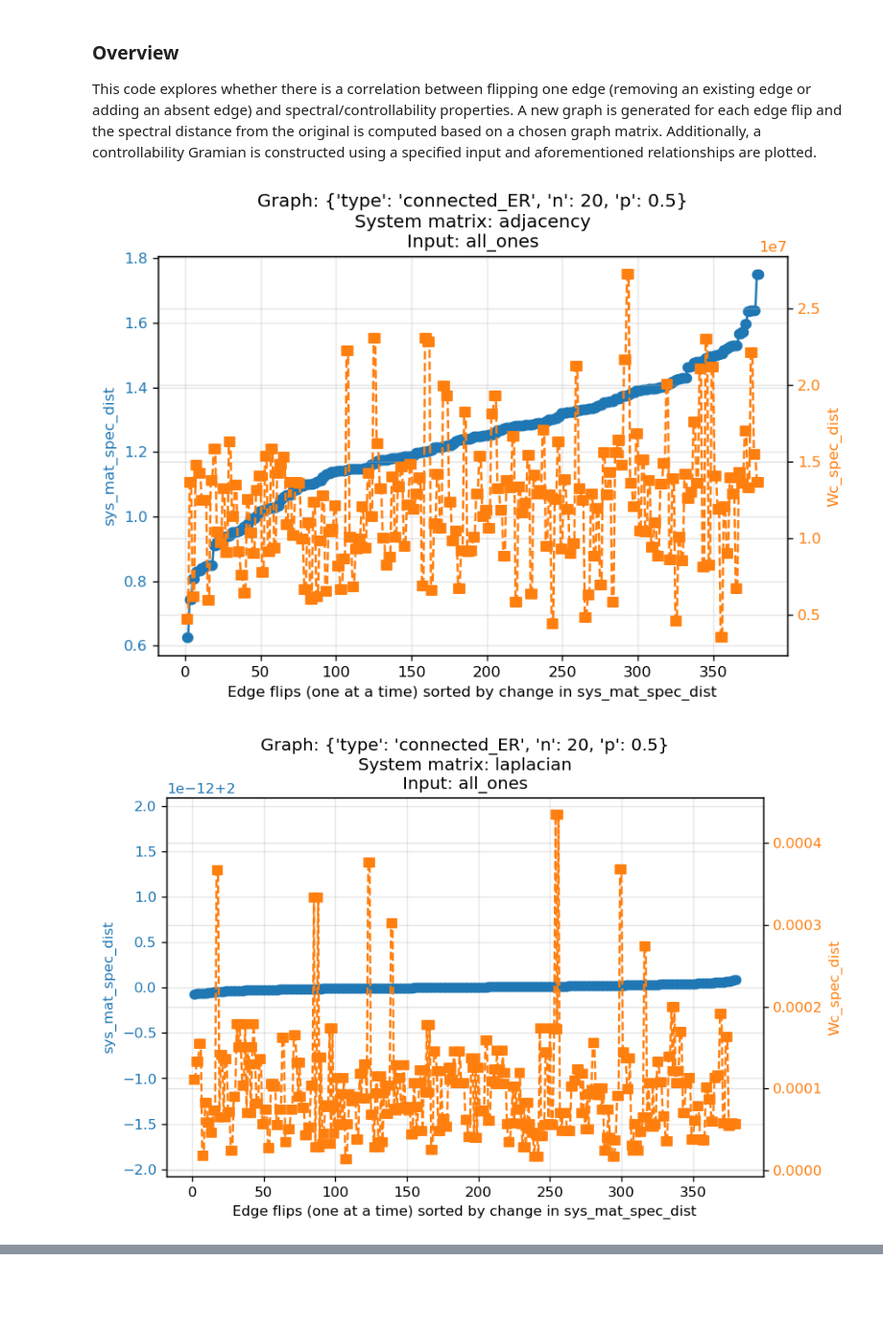
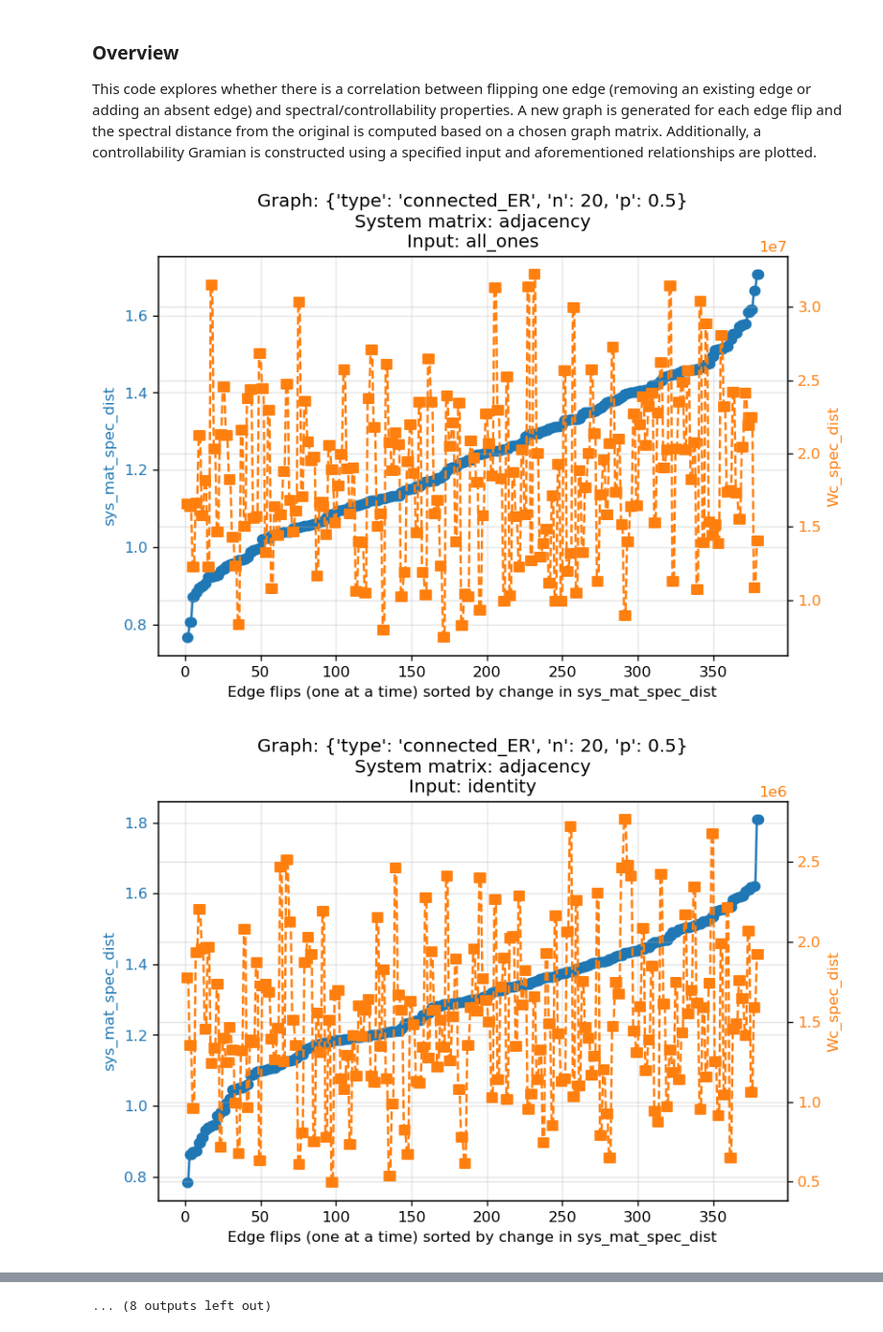
Before and after one commit to cirens-utd/distinguish-control-graphs, a Jupyter notebook: single_graph_edge_expt.ipynb, the cells around one changed output, grey strips where cells are left out. Shown at 96% size. Drawn from its saved outputs; the diff is of its cells as text; code cells hidden in the pictures; blank space fills up the shorter version.

```diff
--- a/single_graph_edge_expt.ipynb
+++ b/single_graph_edge_expt.ipynb
@@ -4,6 +4,7 @@ from modules.single_graph_edge_expt import single_graph_edge_expt
 
 graph_setting = {'type': 'connected_ER', 'n': 20, 'p': 0.5}
 matrix_choices = ['adjacency', 'laplacian', 'normalized_laplacian', 'signless_laplacian', 'distance_normalized_laplacian']
+input_choices = ['all_ones', 'identity', 'zfs', 'zfs_new']
 # %% [markdown]
 ### Overview
 
@@ -11,14 +12,16 @@ This code explores whether there is a correlation between flipping one edge (rem
 # %%
 options =  {'graph_choice': graph_setting,
             'graph_matrix_choice': 'adjacency',
             'edge_score_choice': 'sys_mat_spec_dist',
             'input': 'all_ones',
             't_horizon': 1,
             'plots': [{'y1': 'sys_mat_spec_dist', 'y2': 'Wc_spec_dist'}]}
 
 for matrix_choice in matrix_choices:
-    options['graph_matrix_choice'] = matrix_choice
-    single_graph_edge_expt(options)
+    for input_choice in input_choices:
+        options['graph_matrix_choice'] = matrix_choice
+        options['input'] = input_choice
+        single_graph_edge_expt(options)
 # %% [output]
-[figure, old version]
+[figure, new version]
-[figure, old version]
+[figure, new version]
@@ -27,0 +38 @@ for matrix_choice in matrix_choices:
+... (8 outputs left out)
```
Also changed, not shown: parts of 2 cells of this notebook, 5 other files.
